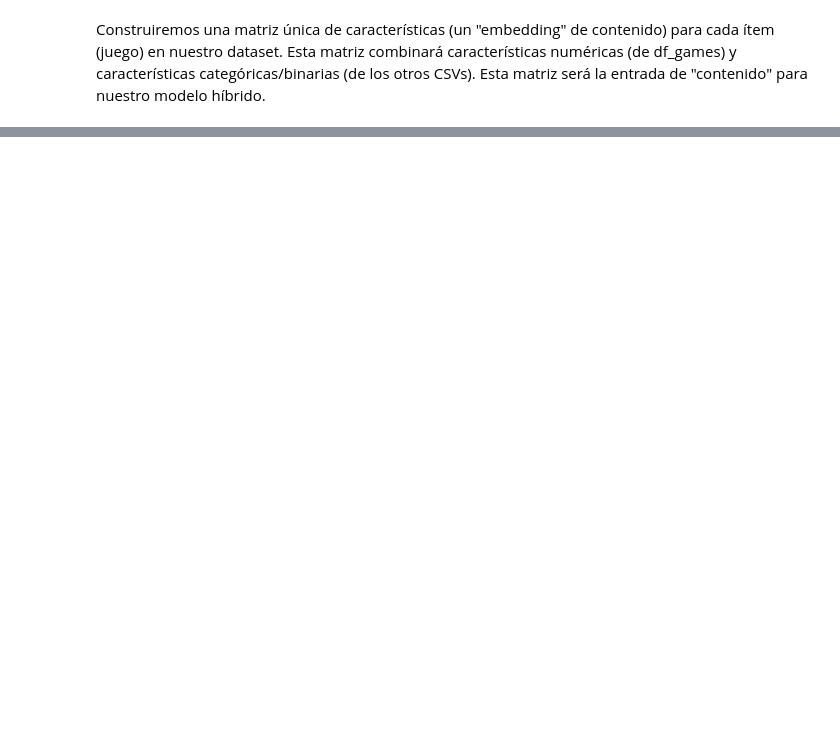
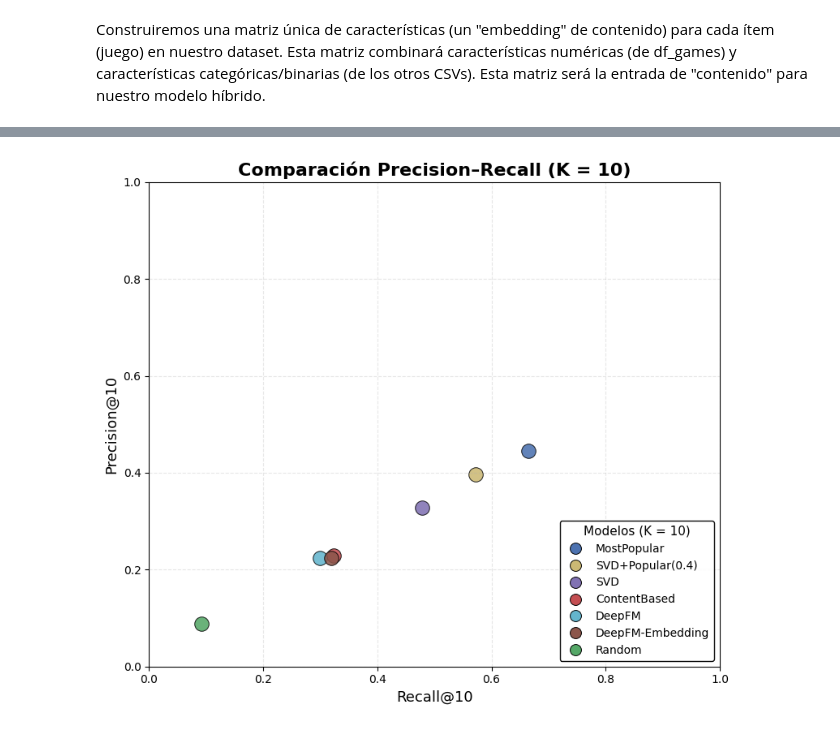
Before and after one commit to elruko/proyecto_RecSys, a Jupyter notebook: main.ipynb, the cells around one changed output, grey strips where cells are left out. Drawn from its saved outputs; the diff is of its cells as text; code cells hidden in the pictures; blank space fills up the shorter version.

```diff
--- a/main.ipynb
+++ b/main.ipynb
@@ -2367,0 +2105,66 @@ metrics_deepfm_hybrid = precision_recall_ndcg_map_mrr_at_k(
+# %%
+models = df_res.index.tolist()
+prec = df_res["Precision@K"].values
+rec  = df_res["Recall@K"].values
+
+colors = {
+    "MostPopular":      "#4C72B0",
+    "Random":           "#55A868",
+    "ContentBased":     "#C44E52",
+    "SVD":              "#8172B3",
+    "SVD+Popular(0.4)": "#CCB974",
+    "DeepFM":           "#64B5CD",
+    "DeepFM-Embedding": "#8C564B",
+}
+
+plt.figure(figsize=(8,7))
+
+for m in models:
+    plt.scatter(
+        rec[m == np.array(models)][0],
+        prec[m == np.array(models)][0],
+        s=160,
+        color=colors[m],
+        edgecolor="black",
+        linewidth=0.7,
+        alpha=0.88
+    )
+
+plt.xlabel("Recall@10", fontsize=13)
+plt.ylabel("Precision@10", fontsize=13)
+plt.title("Comparación Precision–Recall (K = 10)", fontsize=16, weight="bold")
+
+plt.grid(alpha=0.3, linestyle="--")
+plt.xlim(0, 1.0)
+plt.ylim(0, 1.0)
+
+legend_elements = []
+for m in models:
+    legend_elements.append(
+        plt.Line2D(
+            [0], [0],
+            marker="o", color=colors[m],
+            markersize=10, linestyle="",
+            markeredgecolor="black", markeredgewidth=0.7,
+            label=m
+        )
+    )
+
+legend = plt.legend(
+    handles=legend_elements,
+    title="Modelos (K = 10)",
+    fontsize=10,
+    title_fontsize=11,
+    loc="lower right",
+    frameon=True,
+    facecolor="white",
+    edgecolor="black",
+)
+
+legend.get_frame().set_alpha(0.95)
+
+plt.tight_layout()
+plt.savefig("figs/metricas/precision_recall_scatter_box_legend.png", dpi=300)
+plt.show()
+# %% [output]
+[figure, added]
```
Also changed, not shown: parts of 28 cells of this notebook, 7 other files.
